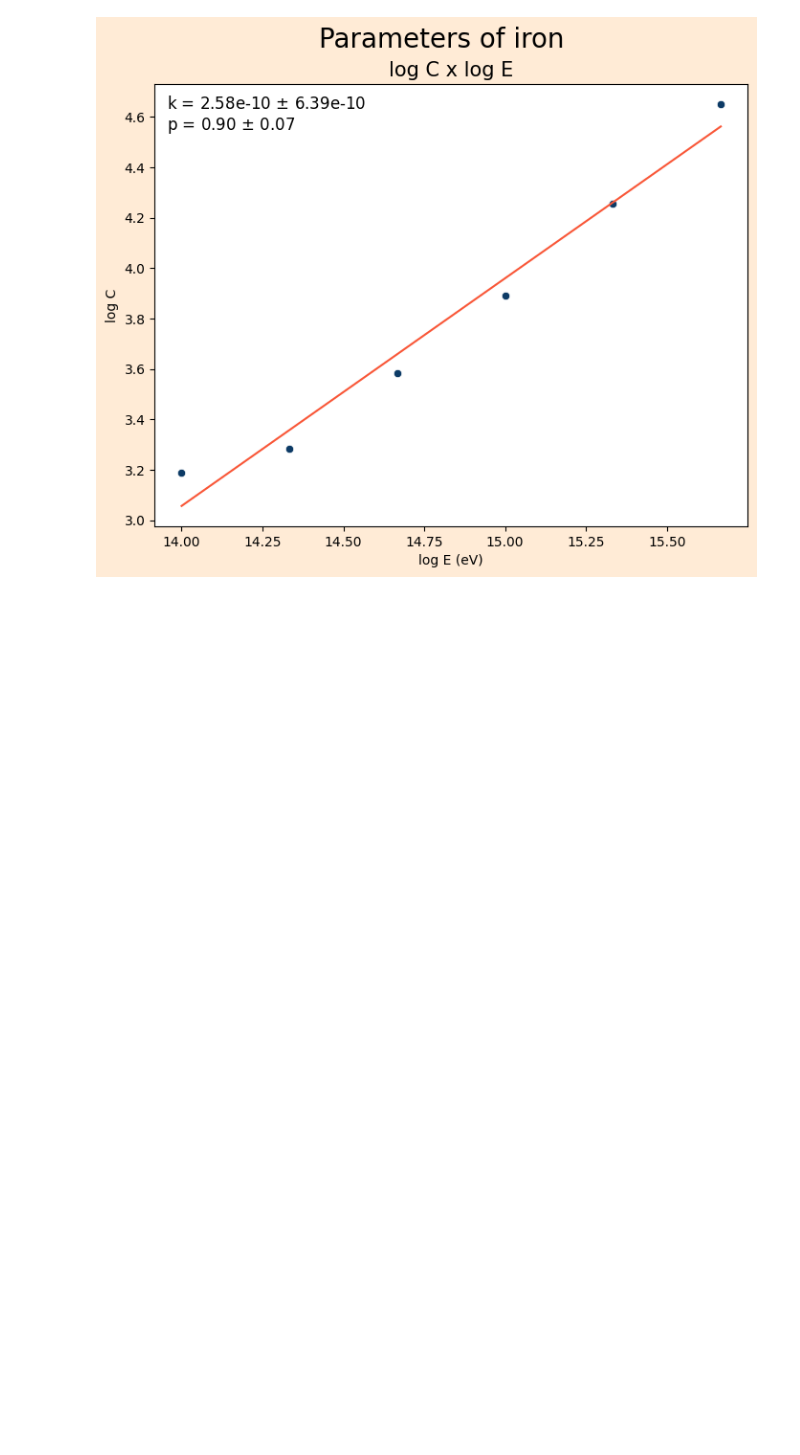
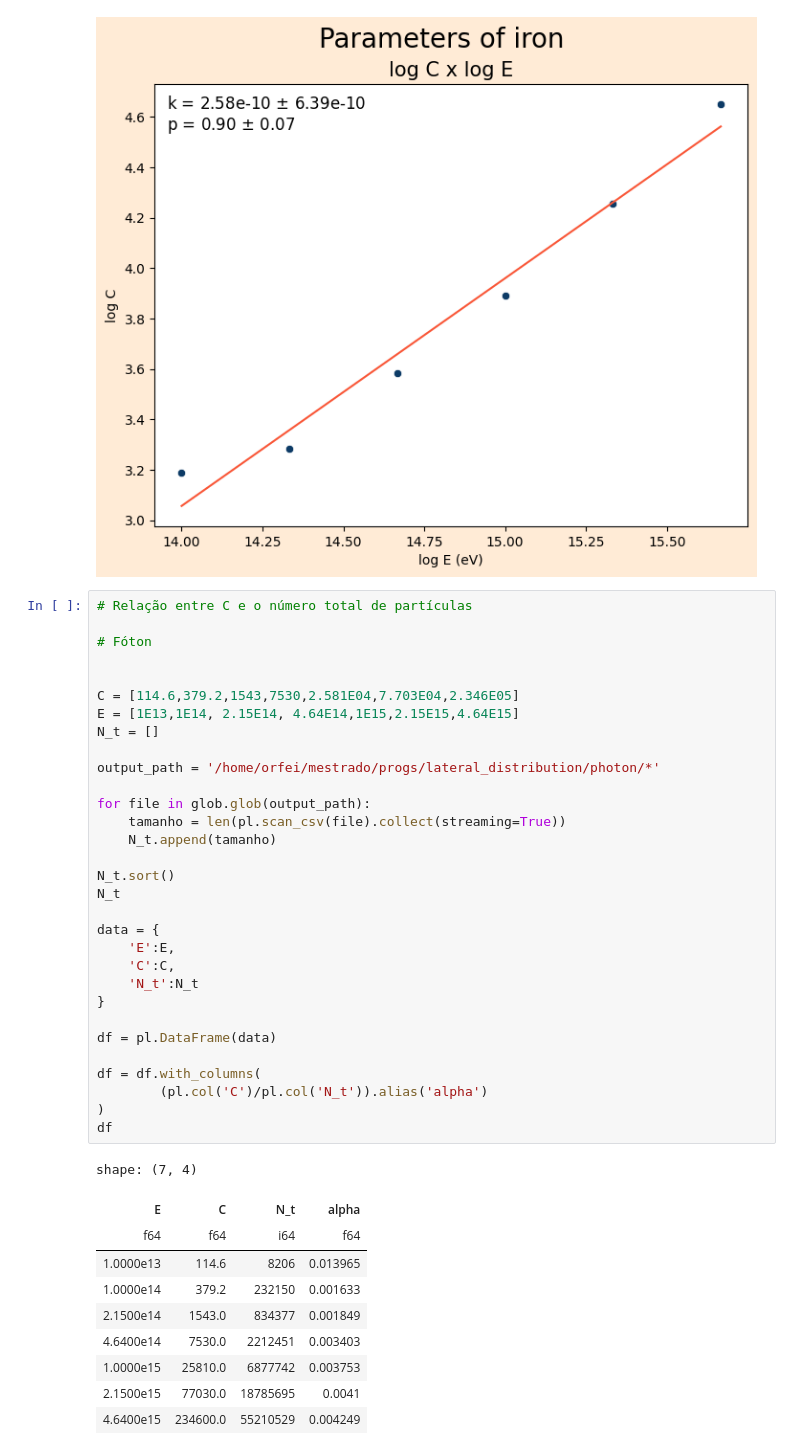
Before and after one commit to lucas-orfei/mestrado, a Jupyter notebook: parameters.ipynb, the cells around one changed output. Cells and saved outputs as stored; diff of their text form; blank space fills up the shorter version.

Commit message:
Relação do parâmetro C e N_t

```diff
--- a/parameters.ipynb
+++ b/parameters.ipynb
@@ -377,3 +421,45 @@ shape: (6, 4)
 | 4.254306 | 15.332438 | 15.326168 | 0.040899 |
 | 4.651375 | 15.666518 | 15.765785 | 0.633626 |
 [figure]
+# %%
+# Relação entre C e o número total de partículas
+
+# Fóton
+
+
+C = [114.6,379.2,1543,7530,2.581E04,7.703E04,2.346E05]
+E = [1E13,1E14, 2.15E14, 4.64E14,1E15,2.15E15,4.64E15]
+N_t = []
+
+output_path = '/home/orfei/mestrado/progs/lateral_distribution/photon/*'
+
+for file in glob.glob(output_path):
+    tamanho = len(pl.scan_csv(file).collect(streaming=True))
+    N_t.append(tamanho)
+
+N_t.sort()
+N_t
+
+data = {
+    'E':E,
+    'C':C,
+    'N_t':N_t
+}
+
+df = pl.DataFrame(data)
+
+df = df.with_columns(
+        (pl.col('C')/pl.col('N_t')).alias('alpha')
+)
+df
+# %% [output]
+shape: (7, 4)
+| E | C | N_t | alpha |
+| f64 | f64 | i64 | f64 |
+| 1.0000e13 | 114.6 | 8206 | 0.013965 |
+| 1.0000e14 | 379.2 | 232150 | 0.001633 |
+| 2.1500e14 | 1543.0 | 834377 | 0.001849 |
+| 4.6400e14 | 7530.0 | 2212451 | 0.003403 |
+| 1.0000e15 | 25810.0 | 6877742 | 0.003753 |
+| 2.1500e15 | 77030.0 | 18785695 | 0.0041 |
+| 4.6400e15 | 234600.0 | 55210529 | 0.004249 |
```
Also changed, not shown: parts of 4 cells of this notebook.
